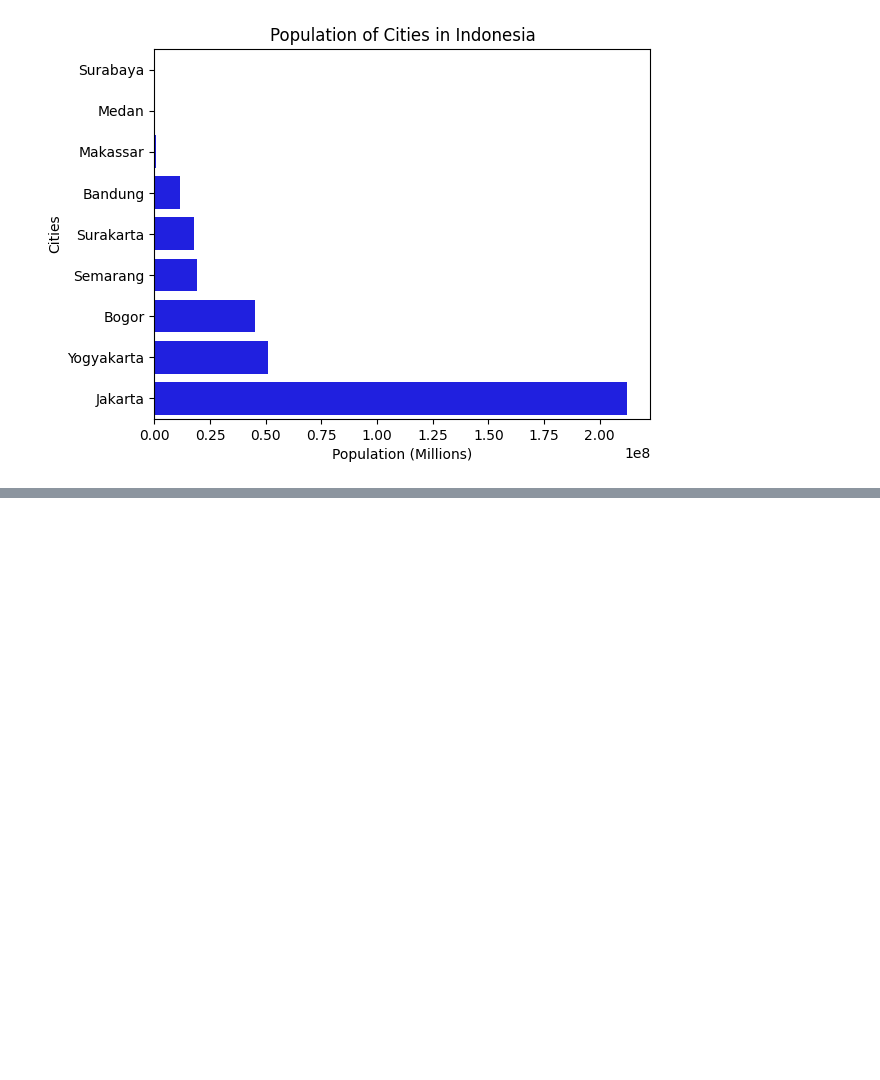
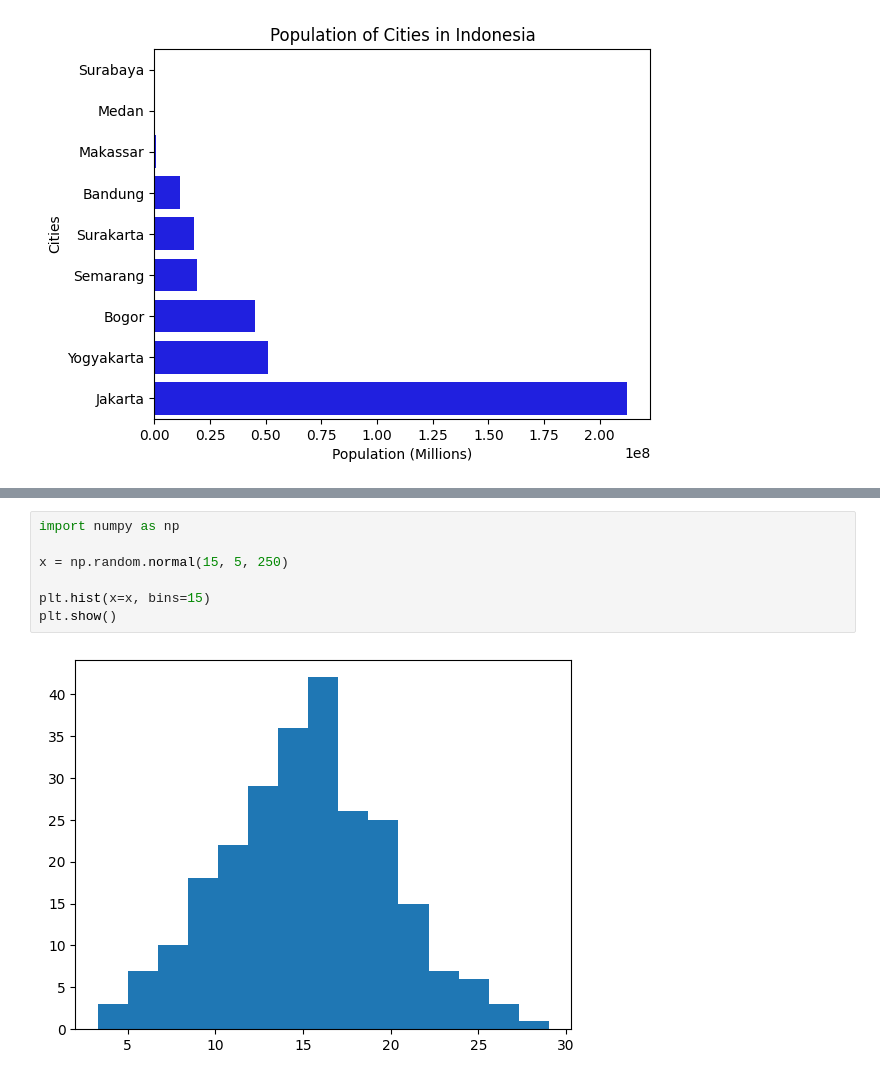
Before and after one commit to adrianramadhan/python-data-analyst, a Jupyter notebook: visualization.ipynb, the cells around one changed output, grey strips where cells are left out. Saved outputs shown, nothing was run; the diff lists cells and outputs as text; blank space fills up the shorter version.

```diff
--- a/visualization.ipynb
+++ b/visualization.ipynb
@@ -40,0 +71,9 @@ plt.show()
+# %%
+import numpy as np
+
+x = np.random.normal(15, 5, 250)
+
+plt.hist(x=x, bins=15)
+plt.show()
+# %% [output]
+[figure, added]
```
Also changed, not shown: parts of 4 cells of this notebook.
